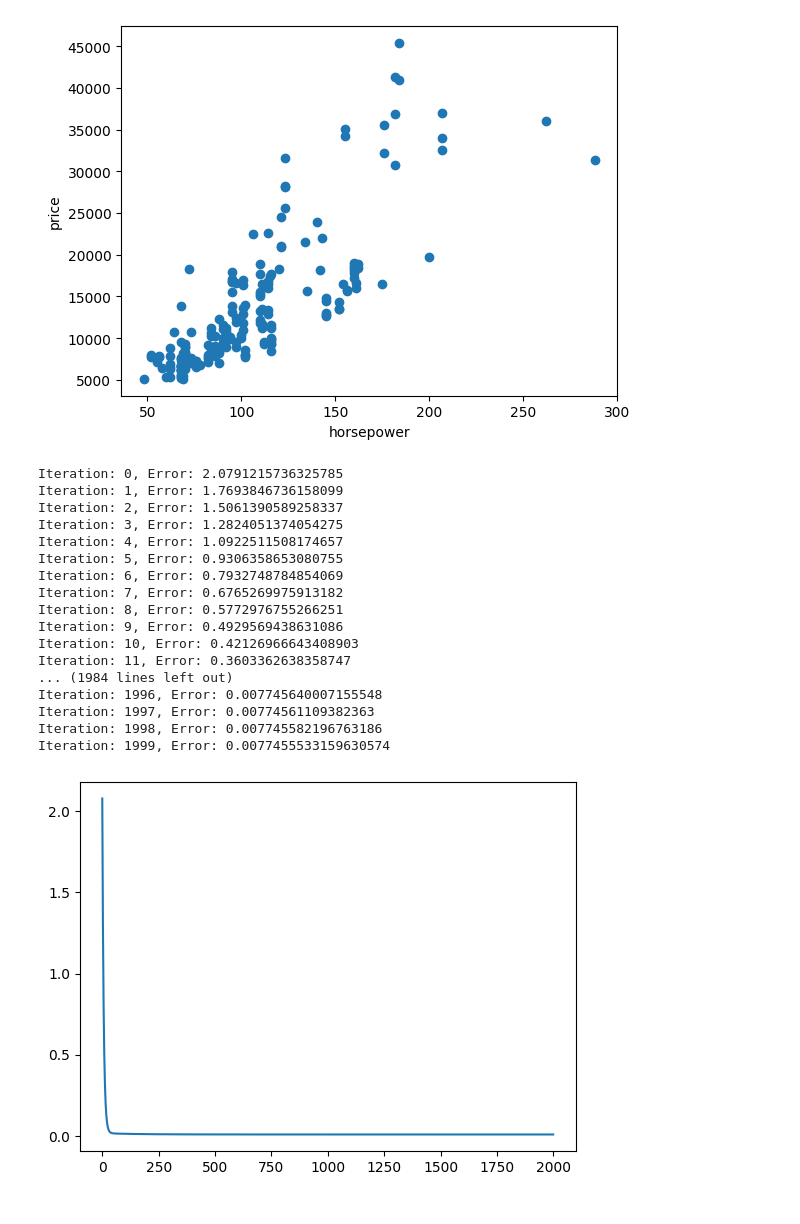
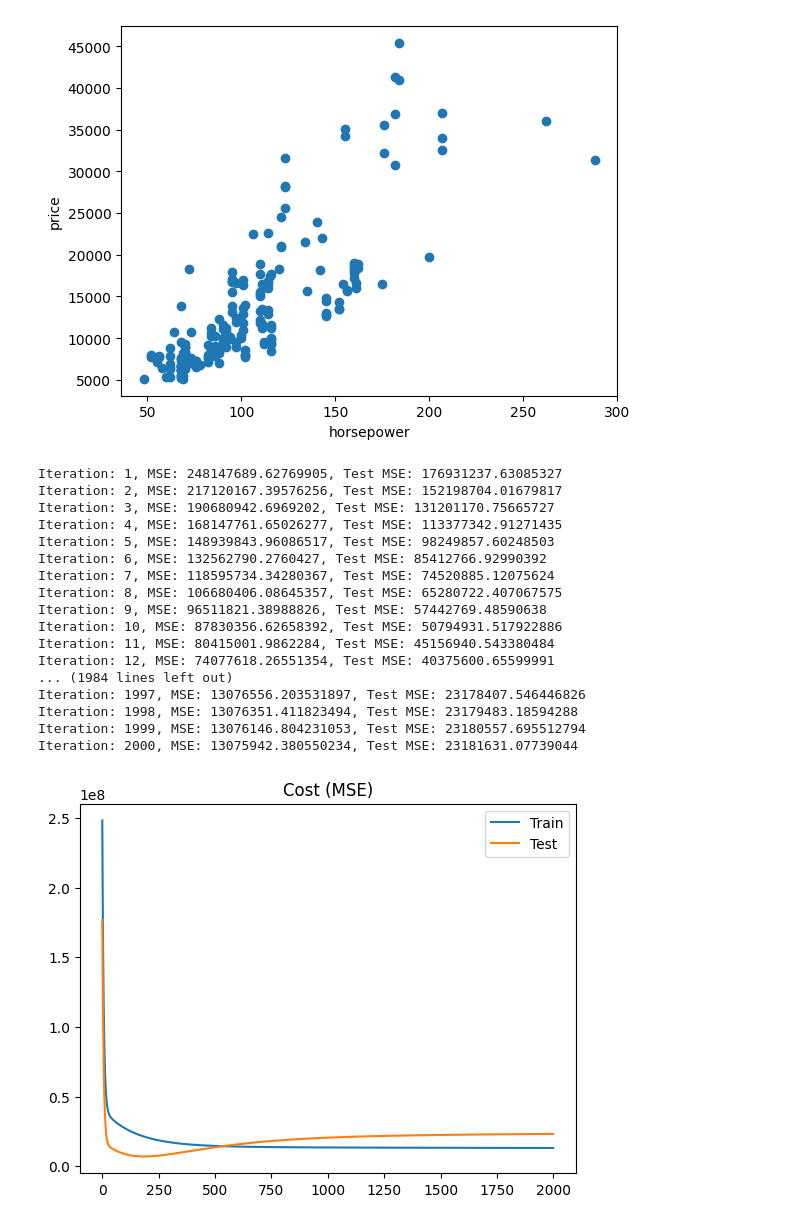
Before and after one commit to KoftaCrew/MLAss1-Kareem, a Jupyter notebook: cars.ipynb, the cells around one changed output. Cells and saved outputs as stored; diff of their text form; code cells hidden in the pictures.

```diff
--- a/cars.ipynb
+++ b/cars.ipynb
@@ -78,46 +78,55 @@ test_norm = (test - test.min()) / (test.max() - test.min())
 # %%
 # Linear regression
 w = np.random.rand(4)
 b = np.random.rand(1)
 
 LEARNING_RATE = .05
 ITERATIONS = 2000
 
 cost = []
+test_cost = []
 # Train
 for i in range(ITERATIONS):
     features = train_norm.iloc[:, :-1]
 
     y_pred = np.dot(features, w) + b
-    error = y_pred - train_norm['price']
+    error = y_pred - train['price']
     w -= LEARNING_RATE * np.dot(error, features) / len(error)
     b -= LEARNING_RATE * error.mean()
 
+    test_features = test_norm.iloc[:, :-1]
+    test_y_pred = np.dot(test_features, w) + b
+    test_error = test_y_pred - test['price']
+
+    test_cost.append((test_error ** 2).mean())
     cost.append((error ** 2).mean())
-    print('Iteration: {}, Error: {}'.format(i, (error ** 2).mean()))
+    print('Iteration: {}, MSE: {}, Test MSE: {}'.format(i + 1, cost[-1], test_cost[-1]))
 
 # Plot cost
 plt.plot(cost)
+plt.plot(test_cost)
+plt.legend(['Train', 'Test'])
+plt.title('Cost (MSE)')
 plt.show()
 # %% [output]
-Iteration: 0, Error: 2.0791215736325785
-Iteration: 1, Error: 1.7693846736158099
-Iteration: 2, Error: 1.5061390589258337
-Iteration: 3, Error: 1.2824051374054275
-Iteration: 4, Error: 1.0922511508174657
-Iteration: 5, Error: 0.9306358653080755
-Iteration: 6, Error: 0.7932748784854069
-Iteration: 7, Error: 0.6765269975913182
-Iteration: 8, Error: 0.5772976755266251
-Iteration: 9, Error: 0.4929569438631086
-Iteration: 10, Error: 0.42126966643408903
-Iteration: 11, Error: 0.3603362638358747
+Iteration: 1, MSE: 248147689.62769905, Test MSE: 176931237.63085327
+Iteration: 2, MSE: 217120167.39576256, Test MSE: 152198704.01679817
+Iteration: 3, MSE: 190680942.6969202, Test MSE: 131201170.75665727
+Iteration: 4, MSE: 168147761.65026277, Test MSE: 113377342.91271435
+Iteration: 5, MSE: 148939843.96086517, Test MSE: 98249857.60248503
+Iteration: 6, MSE: 132562790.2760427, Test MSE: 85412766.92990392
+Iteration: 7, MSE: 118595734.34280367, Test MSE: 74520885.12075624
+Iteration: 8, MSE: 106680406.08645357, Test MSE: 65280722.407067575
+Iteration: 9, MSE: 96511821.38988826, Test MSE: 57442769.48590638
+Iteration: 10, MSE: 87830356.62658392, Test MSE: 50794931.517922886
+Iteration: 11, MSE: 80415001.9862284, Test MSE: 45156940.543380484
+Iteration: 12, MSE: 74077618.26551354, Test MSE: 40375600.65599991
 ... (1984 lines left out)
-Iteration: 1996, Error: 0.007745640007155548
-Iteration: 1997, Error: 0.00774561109382363
-Iteration: 1998, Error: 0.007745582196763186
-Iteration: 1999, Error: 0.0077455533159630574
+Iteration: 1997, MSE: 13076556.203531897, Test MSE: 23178407.546446826
+Iteration: 1998, MSE: 13076351.411823494, Test MSE: 23179483.18594288
+Iteration: 1999, MSE: 13076146.804231053, Test MSE: 23180557.695512794
+Iteration: 2000, MSE: 13075942.380550234, Test MSE: 23181631.07739044
-[figure, old version]
+[figure, new version]
 # %%
 w
 # %% [output]
```
Also changed, not shown: parts of 3 cells of this notebook, 1 other file.
